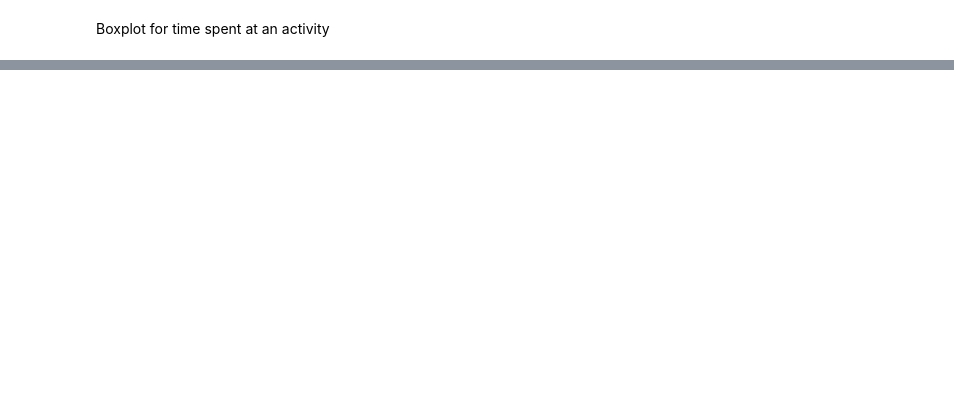
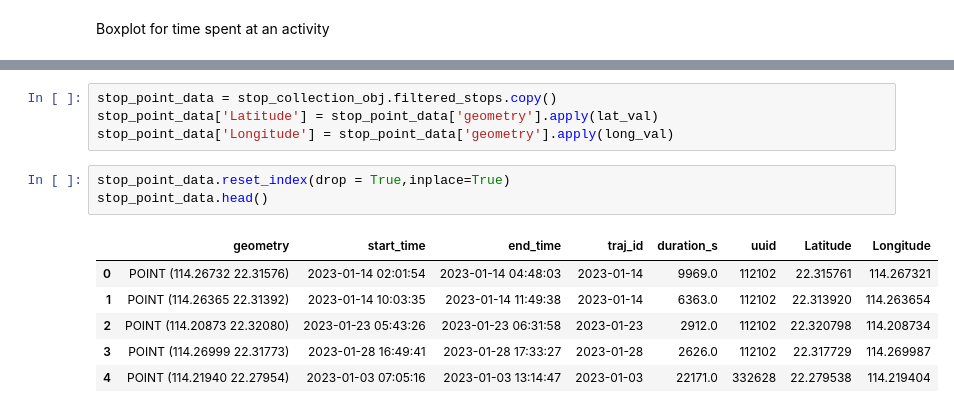
Before and after one commit to Pasindu19970808/FindingPointsOfInterestFromGPS, a Jupyter notebook: preProcessing.ipynb, the cells around one changed output, grey strips where cells are left out. Cells and saved outputs as stored; diff of their text form; blank space fills up the shorter version.

```diff
--- a/preProcessing.ipynb
+++ b/preProcessing.ipynb
@@ -222,0 +264,14 @@ ax.get_legend_handles
+# %%
+stop_point_data = stop_collection_obj.filtered_stops.copy()
+stop_point_data['Latitude'] = stop_point_data['geometry'].apply(lat_val)
+stop_point_data['Longitude'] = stop_point_data['geometry'].apply(long_val)
+# %%
+stop_point_data.reset_index(drop = True,inplace=True)
+stop_point_data.head()
+# %% [output]
+|  | geometry | start_time | end_time | traj_id | duration_s | uuid | Latitude | Longitude |
+| 0 | POINT (114.26732 22.31576) | 2023-01-14 02:01:54 | 2023-01-14 04:48:03 | 2023-01-14 | 9969.0 | 112102 | 22.315761 | 114.267321 |
+| 1 | POINT (114.26365 22.31392) | 2023-01-14 10:03:35 | 2023-01-14 11:49:38 | 2023-01-14 | 6363.0 | 112102 | 22.313920 | 114.263654 |
+| 2 | POINT (114.20873 22.32080) | 2023-01-23 05:43:26 | 2023-01-23 06:31:58 | 2023-01-23 | 2912.0 | 112102 | 22.320798 | 114.208734 |
+| 3 | POINT (114.26999 22.31773) | 2023-01-28 16:49:41 | 2023-01-28 17:33:27 | 2023-01-28 | 2626.0 | 112102 | 22.317729 | 114.269987 |
+| 4 | POINT (114.21940 22.27954) | 2023-01-03 07:05:16 | 2023-01-03 13:14:47 | 2023-01-03 | 22171.0 | 332628 | 22.279538 | 114.219404 |
```
Also changed, not shown: parts of 33 cells of this notebook.
